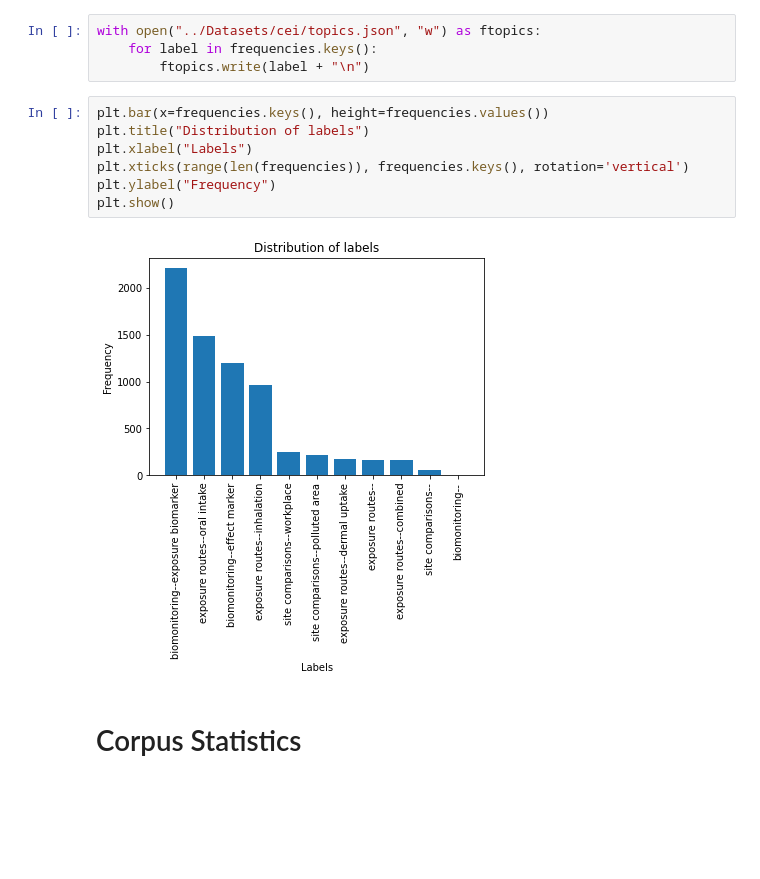
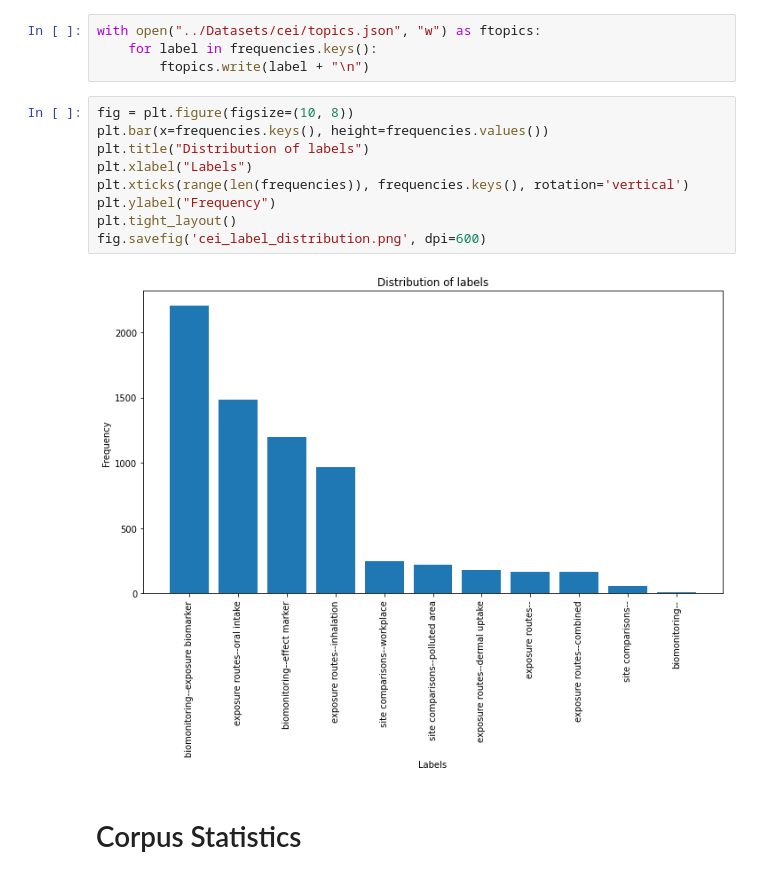
Before and after one commit to CoGian/Interpretable-Multi-Label-Learning, a Jupyter notebook: notebooks/eda_cei.ipynb, the cells around one changed output. Drawn from its saved outputs; the diff is of its cells as text; blank space fills up the shorter version.

```diff
--- a/notebooks/eda_cei.ipynb
+++ b/notebooks/eda_cei.ipynb
@@ -74,14 +77,16 @@ with open("../Datasets/cei/topics.json", "w") as ftopics:
     for label in frequencies.keys():
         ftopics.write(label + "\n")
 # %%
+fig = plt.figure(figsize=(10, 8))
 plt.bar(x=frequencies.keys(), height=frequencies.values())
 plt.title("Distribution of labels")
 plt.xlabel("Labels")
 plt.xticks(range(len(frequencies)), frequencies.keys(), rotation='vertical')
 plt.ylabel("Frequency")
-plt.show()
+plt.tight_layout()
+fig.savefig('cei_label_distribution.png', dpi=600)
 # %% [output]
-[figure, old version]
+[figure, new version]
 # %% [markdown]
 # Corpus Statistics
 # %%
```
Also changed, not shown: parts of 2 cells of this notebook, 9 other files.
